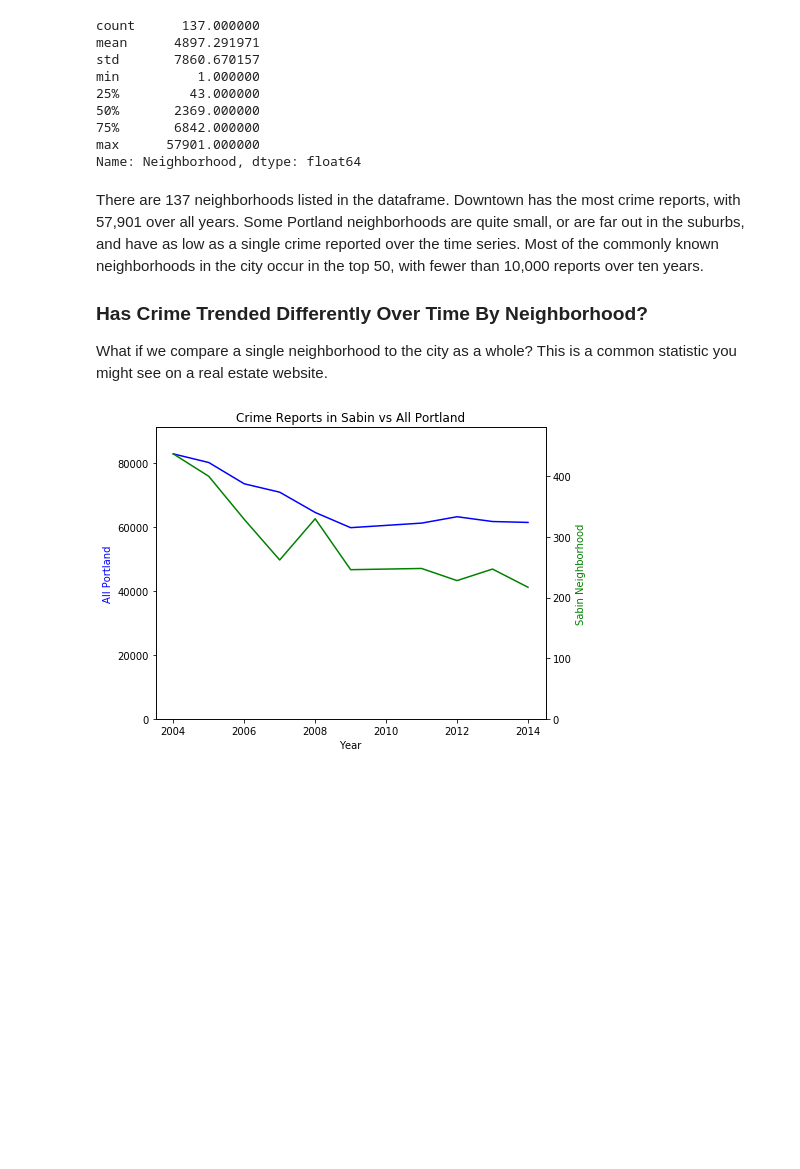
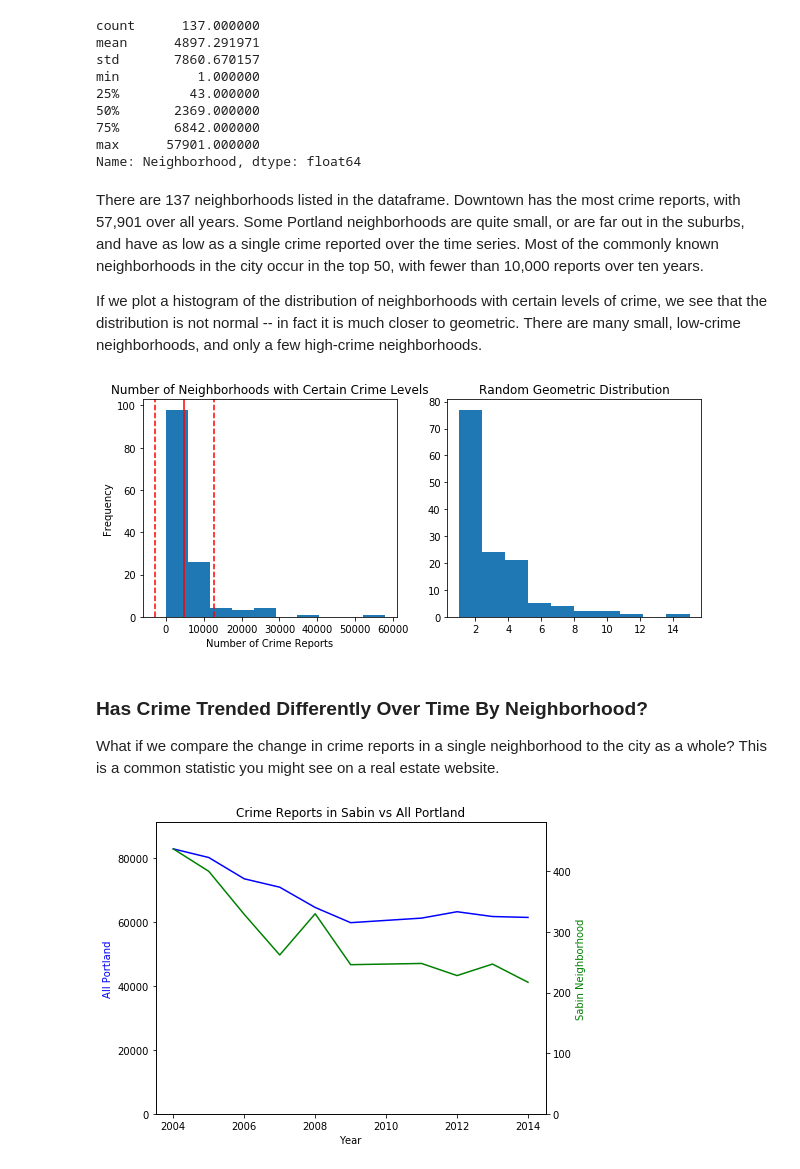
Before and after one commit to maxcalabro/Portland-Crime-Data, a Jupyter notebook: Portland Crime Data.ipynb, the cells around one changed output. Cells and saved outputs as stored; diff of their text form; code cells hidden in the pictures; blank space fills up the shorter version.

```diff
--- a/Portland Crime Data.ipynb
+++ b/Portland Crime Data.ipynb
@@ -467,9 +467,37 @@ Name: Neighborhood, dtype: float64
 # %% [markdown]
 There are 137 neighborhoods listed in the dataframe. Downtown has the most crime reports, with 57,901 over all years. Some Portland neighborhoods are quite small, or are far out in the suburbs, and have as low as a single crime reported over the time series. Most of the commonly known neighborhoods in the city occur in the top 50, with fewer than 10,000 reports over ten years.
 
-### Has Crime Trended Differently Over Time By Neighborhood?
-
-What if we compare a single neighborhood to the city as a whole? This is a common statistic you might see on a real estate website.
+If we plot a histogram of the distribution of neighborhoods with certain levels of crime, we see that the distribution is not normal -- in fact it is much closer to geometric. There are many small, low-crime neighborhoods, and only a few high-crime neighborhoods.
+# %%
+#Plot reports by neighborhood vs a normal distribution
+
+fig = plt.figure(figsize=(10,4))
+plt.subplot(1,2,1)
+neighborhood_dist = df['Neighborhood'].value_counts()
+
+neighborhood_dist.plot(kind = 'hist')
+plt.axvline(neighborhood_dist.mean(), color='red')
+plt.axvline(neighborhood_dist.mean() + neighborhood_dist.std(), linestyle='dashed', color='red')
+plt.axvline(neighborhood_dist.mean() - neighborhood_dist.std(), linestyle='dashed', color='red')
+
+plt.title('Number of Neighborhoods with Certain Crime Levels')
+plt.xlabel('Number of Crime Reports')
+
+plt.subplot(1,2,2)
+
+geometric_dist = np.random.geometric(.4, 137)
+
+plt.hist(geometric_dist)
+
+plt.title('Random Geometric Distribution')
+plt.show()
+# %% [output]
+[figure, added]
+# %% [markdown]
+
+### Has Crime Trended Differently Over Time By Neighborhood?
+
+What if we compare the change in crime reports in a single neighborhood to the city as a whole? This is a common statistic you might see on a real estate website.
 # %%
 neighborhood = 'Sabin'.upper() # Enter the Neighborhood you'd like to see. Try "Hazelwood" and "Sabin".
 
```
Also changed, not shown: parts of 24 cells of this notebook.
